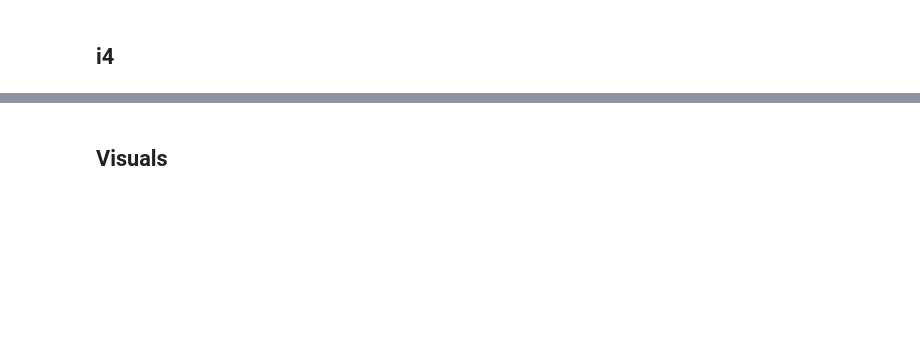
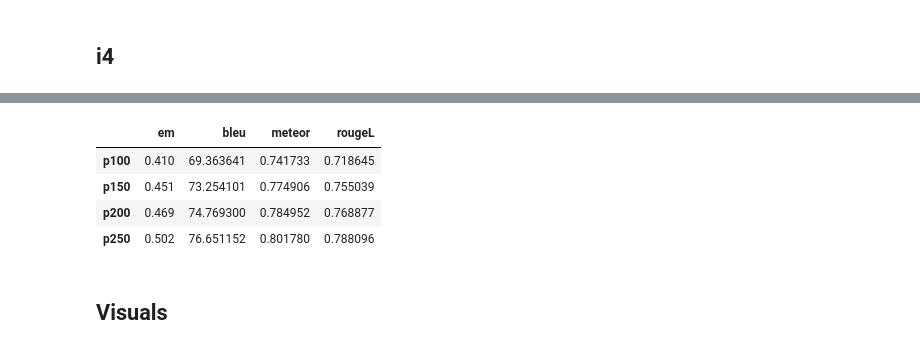
Before and after one commit to AISE-TUDelft/LLM4Code-memtune-ext, a Jupyter notebook: experiments/quantization/forgetting/results/results_forg.ipynb, the cells around one changed output, grey strips where cells are left out. Saved outputs shown, nothing was run; the diff lists cells and outputs as text; code cells hidden in the pictures; blank space fills up the shorter version.

```diff
--- a/experiments/quantization/forgetting/results/results_forg.ipynb
+++ b/experiments/quantization/forgetting/results/results_forg.ipynb
@@ -493,3 +501,11 @@ plen_i4_baseline
+# %%
+plen_i4_ep0
+# %% [output]
+|  | em | bleu | meteor | rougeL |
+| p100 | 0.410 | 69.363641 | 0.741733 | 0.718645 |
+| p150 | 0.451 | 73.254101 | 0.774906 | 0.755039 |
+| p200 | 0.469 | 74.769300 | 0.784952 | 0.768877 |
+| p250 | 0.502 | 76.651152 | 0.801780 | 0.788096 |
 # %% [markdown]
 ## Visuals
 # %%
```
Also changed, not shown: parts of 16 cells of this notebook, 12 other files.
